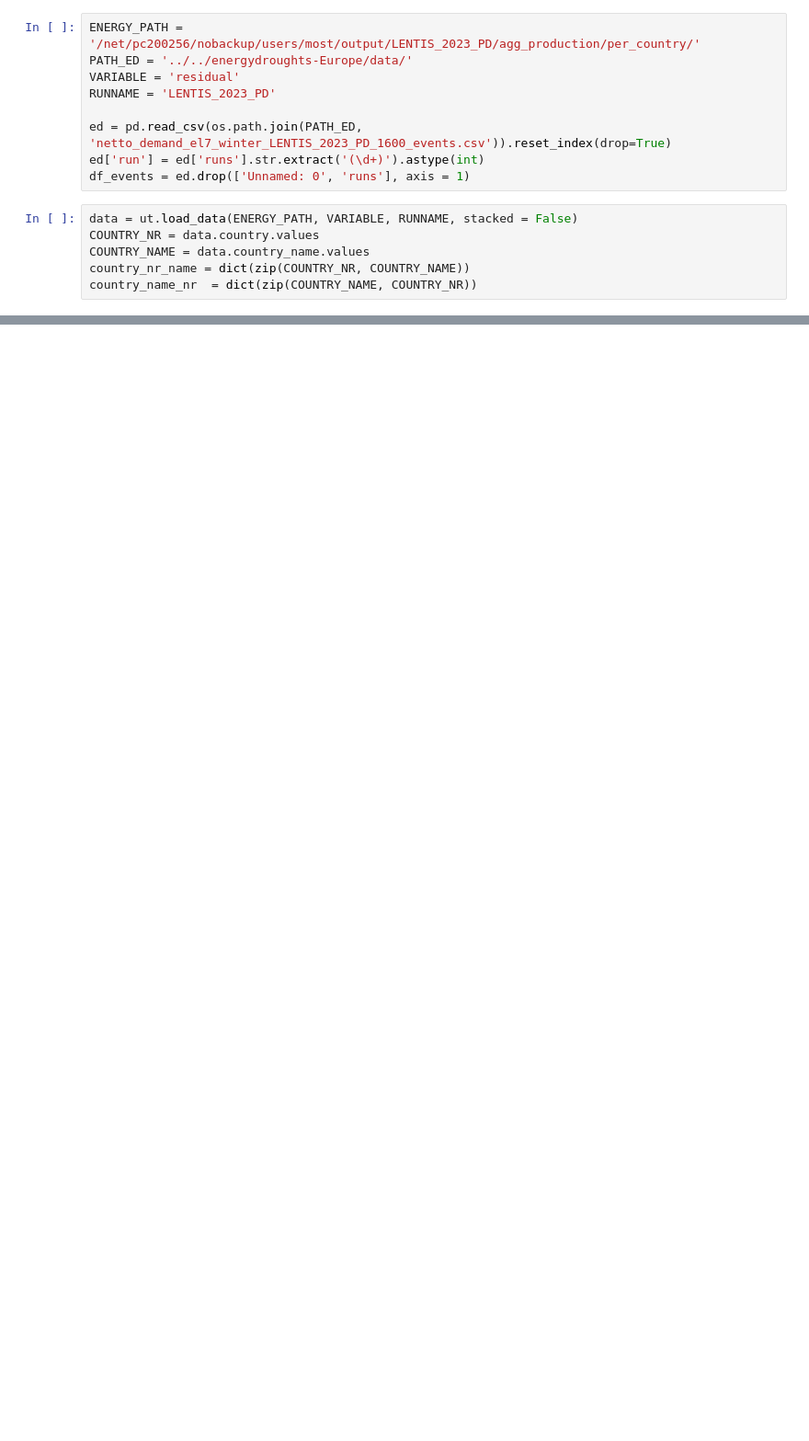
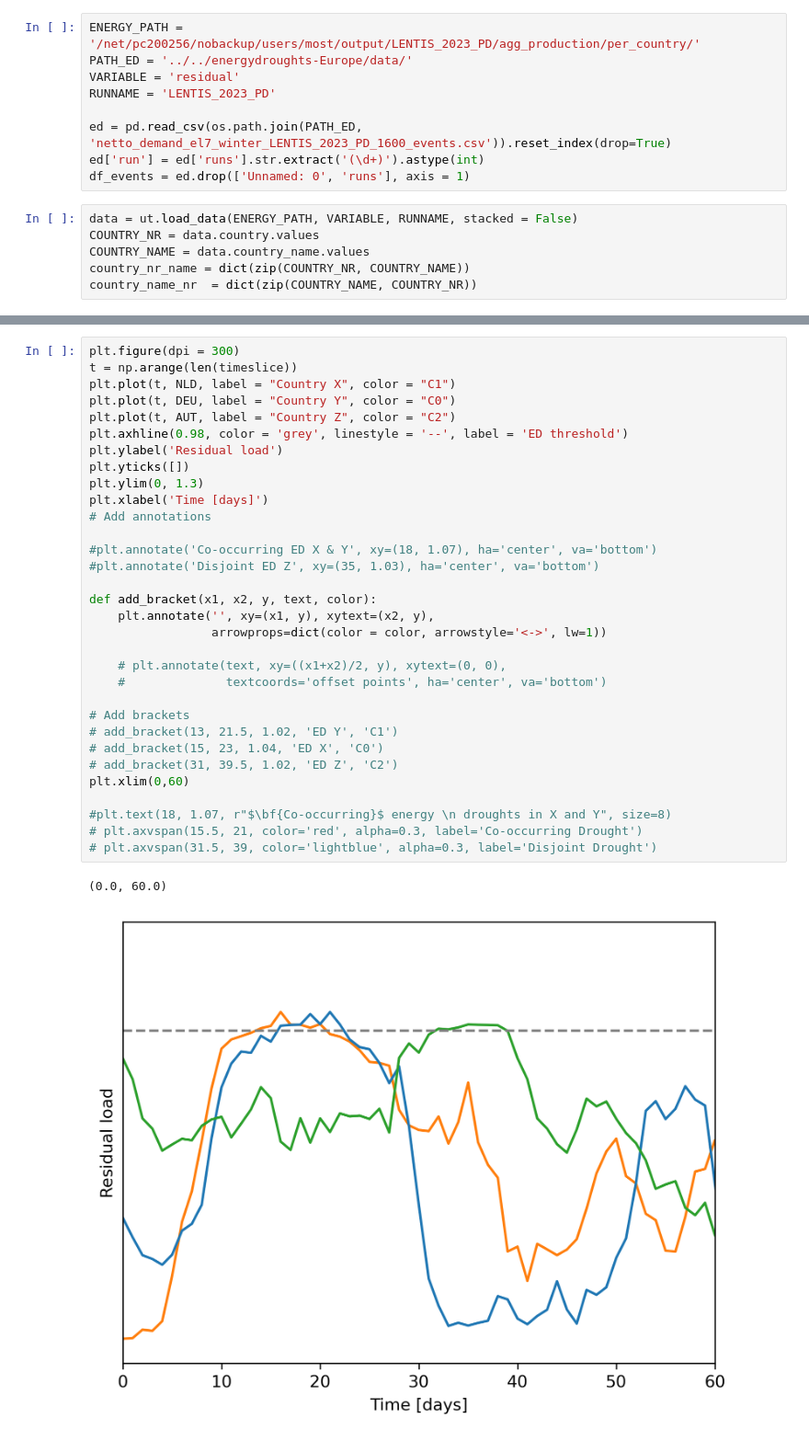
Before and after one commit to bramvanduinen/EnergyDroughtCooccurrence, a Jupyter notebook: src/illustrations/illustration_event_co_occurrence_vs_disjoint.ipynb, the cells around one changed output, grey strips where cells are left out. Shown at 92% size. Saved outputs shown, nothing was run; the diff lists cells and outputs as text; blank space fills up the shorter version.

```diff
--- a/src/illustrations/illustration_event_co_occurrence_vs_disjoint.ipynb
+++ b/src/illustrations/illustration_event_co_occurrence_vs_disjoint.ipynb
@@ -118,0 +107,35 @@ Text(0, 0.5, 'Wind energy production [MWh]')
+# %%
+plt.figure(dpi = 300)
+t = np.arange(len(timeslice))
+plt.plot(t, NLD, label = "Country X", color = "C1")
+plt.plot(t, DEU, label = "Country Y", color = "C0")
+plt.plot(t, AUT, label = "Country Z", color = "C2")
+plt.axhline(0.98, color = 'grey', linestyle = '--', label = 'ED threshold')
+plt.ylabel('Residual load')
+plt.yticks([])
+plt.ylim(0, 1.3)
+plt.xlabel('Time [days]')
+# Add annotations
+
+#plt.annotate('Co-occurring ED X & Y', xy=(18, 1.07), ha='center', va='bottom')
+#plt.annotate('Disjoint ED Z', xy=(35, 1.03), ha='center', va='bottom')
+
+def add_bracket(x1, x2, y, text, color):
+    plt.annotate('', xy=(x1, y), xytext=(x2, y),
+                 arrowprops=dict(color = color, arrowstyle='<->', lw=1))
+
+    # plt.annotate(text, xy=((x1+x2)/2, y), xytext=(0, 0),
+    #              textcoords='offset points', ha='center', va='bottom')
+
+# Add brackets
+# add_bracket(13, 21.5, 1.02, 'ED Y', 'C1')
+# add_bracket(15, 23, 1.04, 'ED X', 'C0')
+# add_bracket(31, 39.5, 1.02, 'ED Z', 'C2')
+plt.xlim(0,60)
+
+#plt.text(18, 1.07, r"$\bf{Co-occurring}$ energy \n droughts in X and Y", size=8)
+# plt.axvspan(15.5, 21, color='red', alpha=0.3, label='Co-occurring Drought')
+# plt.axvspan(31.5, 39, color='lightblue', alpha=0.3, label='Disjoint Drought')
+# %% [output]
+(0.0, 60.0)
+[figure, added]
```
Also changed, not shown: parts of 10 cells of this notebook, 49 other files.
